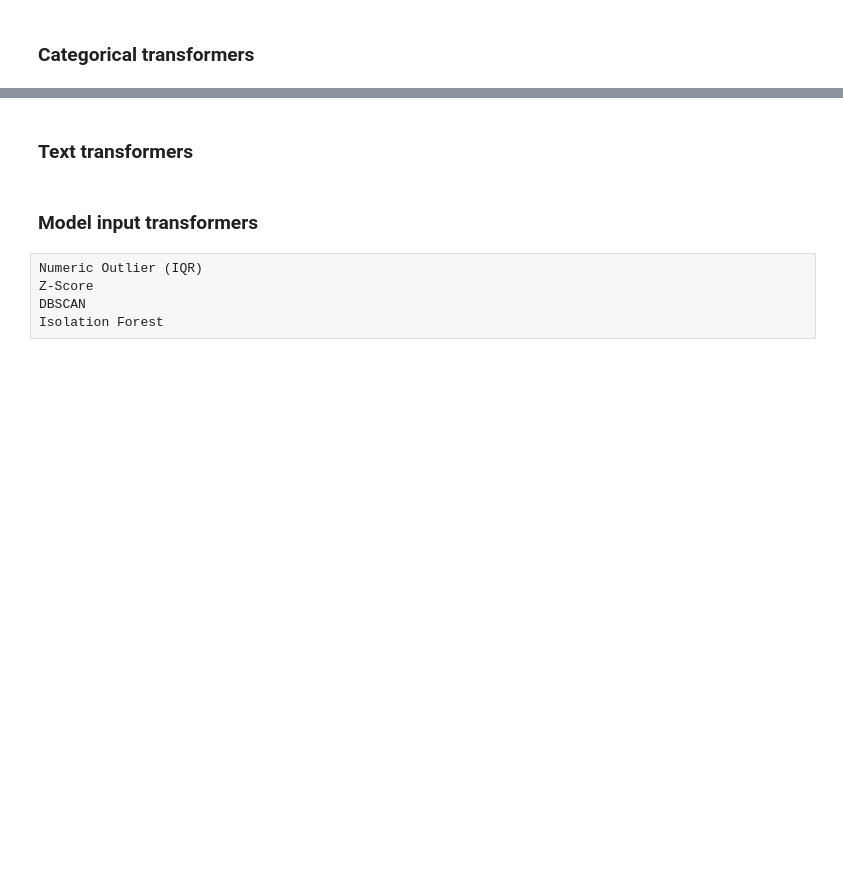
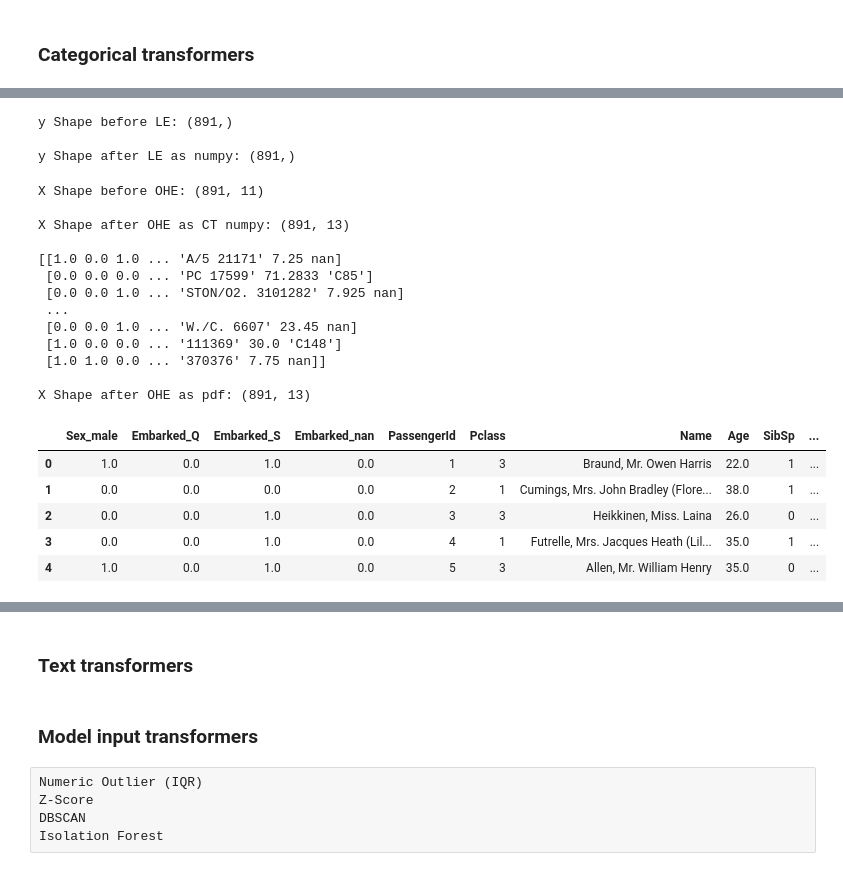
Before and after one commit to dilipalbert-datascientist/traditional-machine-learning, a Jupyter notebook: notebooks/ml_classification_regression/5-Data-Preprocessing-Cleaning-Pipeline.ipynb, the cells around one changed output, grey strips where cells are left out. Drawn from its saved outputs; the diff is of its cells as text; code cells hidden in the pictures; blank space fills up the shorter version.

Commit message:
updates to encoder handlers

```diff
--- a/notebooks/ml_classification_regression/5-Data-Preprocessing-Cleaning-Pipeline.ipynb
+++ b/notebooks/ml_classification_regression/5-Data-Preprocessing-Cleaning-Pipeline.ipynb
@@ -153,7 +185,7 @@ apply_vectorizer = FunctionTransformer(FUNCTION, validate=False)
 # Individual dtype pipelines
 numeric_transformer = Pipeline([
     ('selector', get_numeric_data),
-    ('imputer', apply_imputations),
+    ('imputer', apply_num_imputations),
     ('power_transformer', apply_power_transforms),
     ('outliers', apply_outlier_handling)
 ])
@@ -439,0 +480,67 @@ ModuleNotFoundError: No module named 'category_encoders'
+# %%
+def label_encoding_handler(y):
+    pass
+
+####
+####
+label_encoding_handler = LabelEncoder()
+####
+####
+
+print('y Shape before LE:', y_train.shape, '\n')
+
+# Label encode target variable output as numpy array
+y_train_le = label_encoding_handler.fit_transform(y_train)
+print('y Shape after LE as numpy:', y_train.shape, '\n')
+# print(y_train_le, '\n')
+# %% [output]
+y Shape before LE: (891,)
+
+y Shape after LE as numpy: (891,)
+# %%
+def one_hot_encoding_handler(df):
+    pass
+
+####
+####
+ohe_cols = ['Sex', 'Embarked']
+
+ohe = OneHotEncoder(drop='first')
+
+one_hot_encoding_handler = ColumnTransformer(transformers=[
+    ('ohe', ohe, ohe_cols)
+], remainder='passthrough', verbose_feature_names_out=False)
+####
+####
+
+print('X Shape before OHE:', X_train.shape, '\n')
+
+# Column transformer output as numpy array (default)
+X_train_ohe = one_hot_encoding_handler.fit_transform(X_train)
+print('X Shape after OHE as CT numpy:', X_train_ohe.shape, '\n')
+print(X_train_ohe, '\n')
+
+# Dataframe output
+X_train_ohe = pd.DataFrame(X_train_ohe, columns=one_hot_encoding_handler.get_feature_names_out())
+print('X Shape after OHE as pdf:', X_train_ohe.shape, '\n')
+X_train_ohe.head()
+# %% [output]
+X Shape before OHE: (891, 11)
+
+X Shape after OHE as CT numpy: (891, 13)
+
+[[1.0 0.0 1.0 ... 'A/5 21171' 7.25 nan]
+ [0.0 0.0 0.0 ... 'PC 17599' 71.2833 'C85']
+ [0.0 0.0 1.0 ... 'STON/O2. 3101282' 7.925 nan]
+ ...
+ [0.0 0.0 1.0 ... 'W./C. 6607' 23.45 nan]
+ [1.0 0.0 0.0 ... '111369' 30.0 'C148']
+ [1.0 1.0 0.0 ... '370376' 7.75 nan]]
+
+X Shape after OHE as pdf: (891, 13)
+|  | Sex_male | Embarked_Q | Embarked_S | Embarked_nan | PassengerId | Pclass | Name | Age | SibSp | ... |
+| 0 | 1.0 | 0.0 | 1.0 | 0.0 | 1 | 3 | Braund, Mr. Owen Harris | 22.0 | 1 | ... |
+| 1 | 0.0 | 0.0 | 0.0 | 0.0 | 2 | 1 | Cumings, Mrs. John Bradley (Flore... | 38.0 | 1 | ... |
+| 2 | 0.0 | 0.0 | 1.0 | 0.0 | 3 | 3 | Heikkinen, Miss. Laina | 26.0 | 0 | ... |
+| 3 | 0.0 | 0.0 | 1.0 | 0.0 | 4 | 1 | Futrelle, Mrs. Jacques Heath (Lil... | 35.0 | 1 | ... |
+| 4 | 1.0 | 0.0 | 1.0 | 0.0 | 5 | 3 | Allen, Mr. William Henry | 35.0 | 0 | ... |
```
Also changed, not shown: parts of 26 cells of this notebook, 2 other files.
